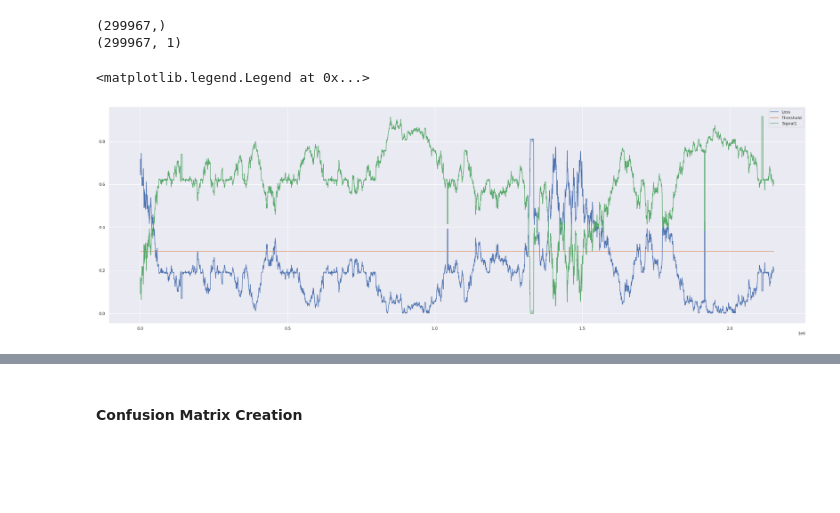
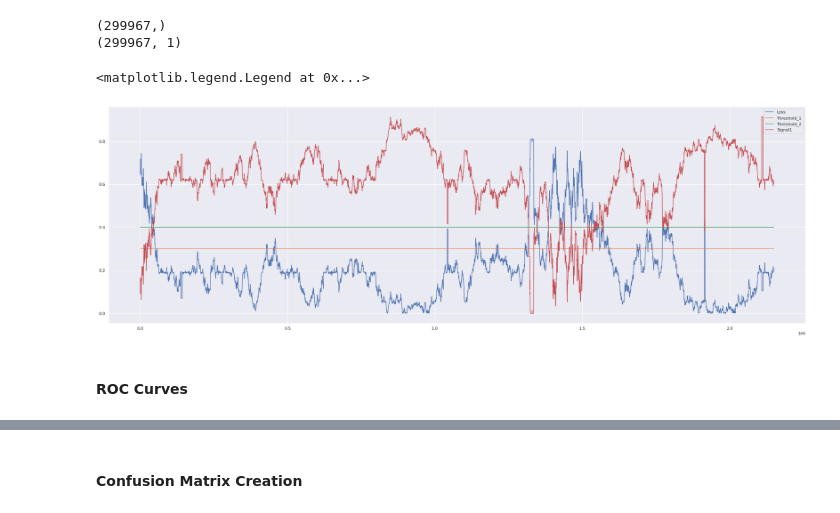
Before and after one commit to abdul2k10023/ML_CAN_IDS, a Jupyter notebook: new.ipynb, the cells around one changed output, grey strips where cells are left out. Drawn from its saved outputs; the diff is of its cells as text; code cells hidden in the pictures; blank space fills up the shorter version.

Commit message:
merged multiple threshold plots and better pie plots and corrected the functions for ROC curves

```diff
--- a/new.ipynb
+++ b/new.ipynb
@@ -211,16 +209,21 @@ print(test_mae_loss.shape)
 # %%
 test_score_df = pd.DataFrame(index=df_test_plat_ID1[TIME_STEP:].index)
 test_score_df['loss'] = test_mae_loss
-test_score_df['threshold'] = THRESHOLD
-test_score_df['anomaly'] = test_score_df.loss > test_score_df.threshold
+test_score_df['threshold_1'] = 0.3
+test_score_df['threshold_2'] = 0.4
+test_score_df['anomaly_1'] = test_score_df.loss > test_score_df.threshold_1
+test_score_df['anomaly_2'] = test_score_df.loss > test_score_df.threshold_2
 test_score_df['Signal1'] = df_test_plat_ID1[TIME_STEP:].Signal1_of_ID
 test_score_df['Label'] = df_test_plat_ID1[TIME_STEP:].Label
 #plot the threshoold vs the actual loss values
 plt.figure(figsize=(30,10))
 plt.plot(test_score_df.index, test_score_df.loss, label='Loss')
-plt.plot(test_score_df.index, test_score_df.threshold, label='Threshold')
+plt.plot(test_score_df.index, test_score_df.threshold_1, label='Threshold_1')
+plt.plot(test_score_df.index, test_score_df.threshold_2, label='Threshold_2')
 plt.plot(test_score_df.index,test_score_df.Signal1, label='Signal1')
 plt.legend()
 # %% [output]
 <matplotlib.legend.Legend at 0x...>
-[figure, old version]
+[figure, new version]
+# %% [markdown]
+#### ROC Curves
```
Also changed, not shown: parts of 17 cells of this notebook, 5 other files.
